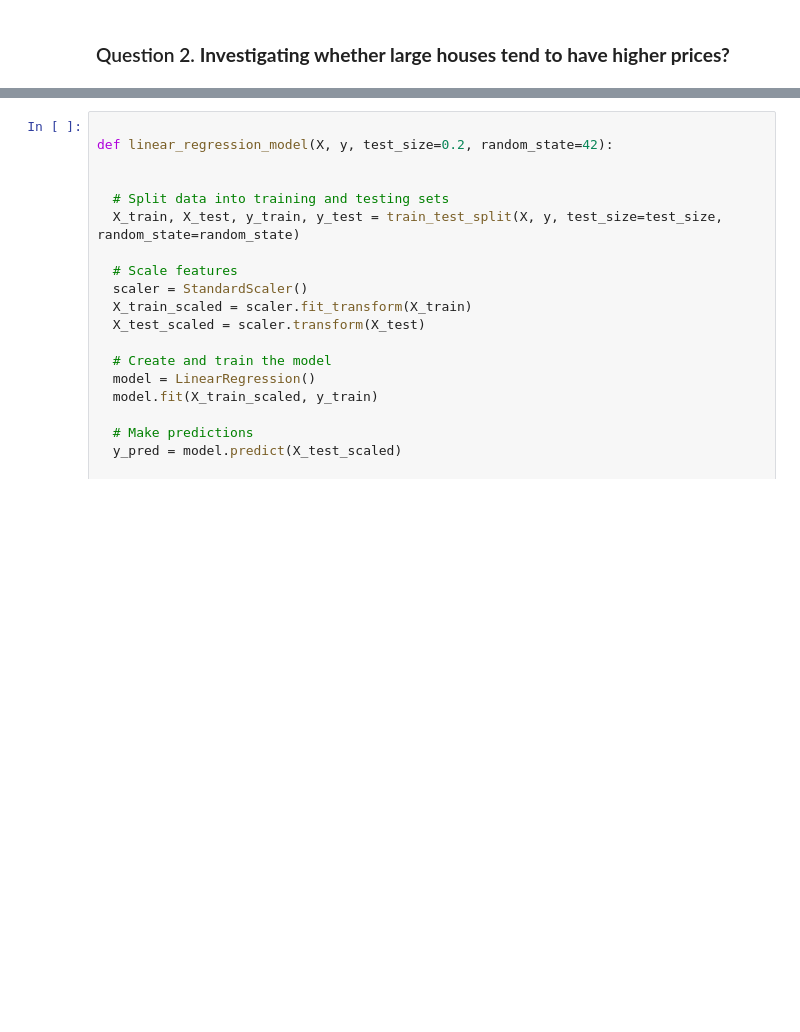
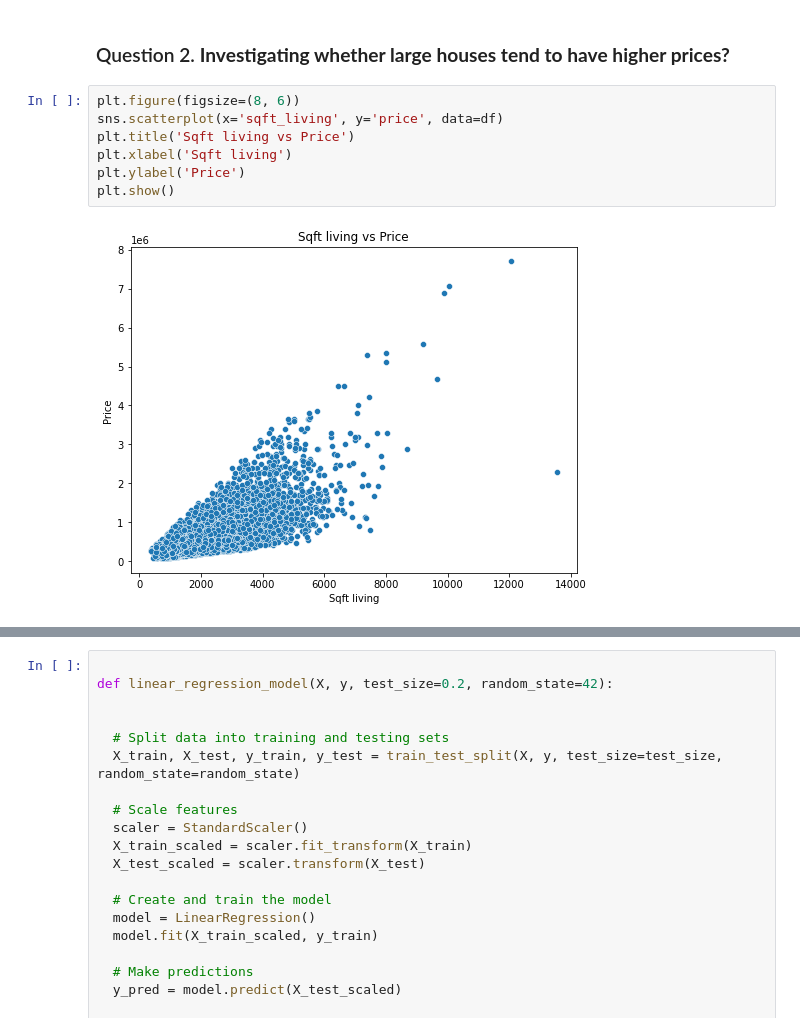
Before and after one commit to Bennie-Kibet/Phase-2-project, a Jupyter notebook: index.ipynb, the cells around one changed output, grey strips where cells are left out. Drawn from its saved outputs; the diff is of its cells as text; blank space fills up the shorter version.

```diff
--- a/index.ipynb
+++ b/index.ipynb
@@ -691,3 +691,12 @@ The goal is to determine which features of a house have the most significant imp
     **Answer:** sqft_living, sqft_above, grade, bathrooms, bedrooms are the most important features. These features have a strong positive correlation with price, indicating that larger houses tend to be more expensive. sqft_living15 is also a significant feature, but it is calculated on the nearest 15 neighbors, which might not be as relevant to the overall property value as the other features.
 # %% [markdown]
 ### Question 2. **Investigating whether large houses tend to have higher prices?**
+# %%
+plt.figure(figsize=(8, 6))
+sns.scatterplot(x='sqft_living', y='price', data=df)
+plt.title('Sqft living vs Price')
+plt.xlabel('Sqft living')
+plt.ylabel('Price')
+plt.show()
+# %% [output]
+[figure, added]
```
Also changed, not shown: parts of 17 cells of this notebook.
